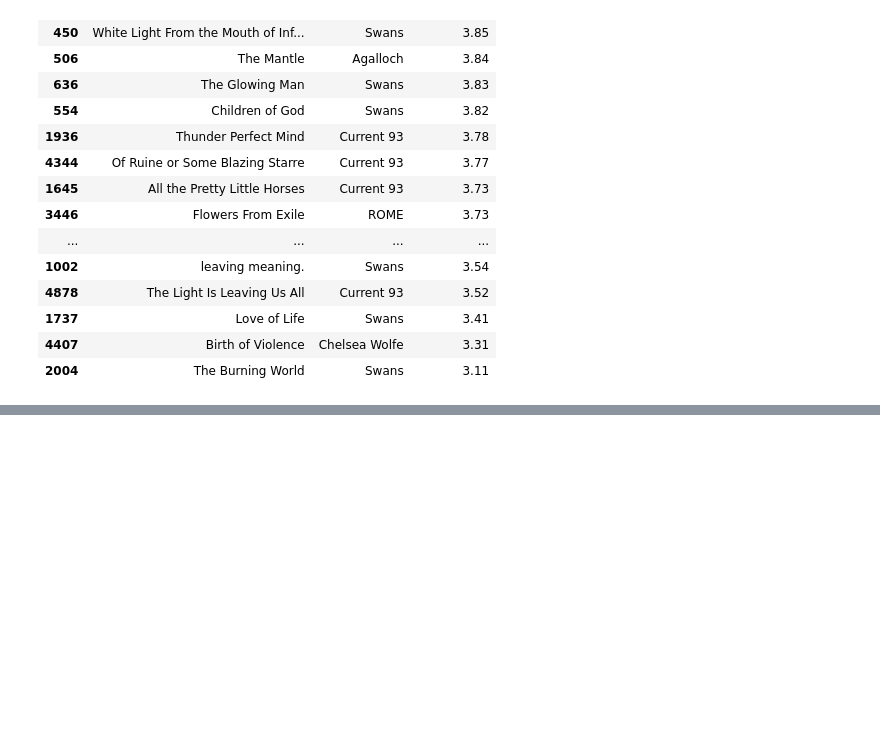
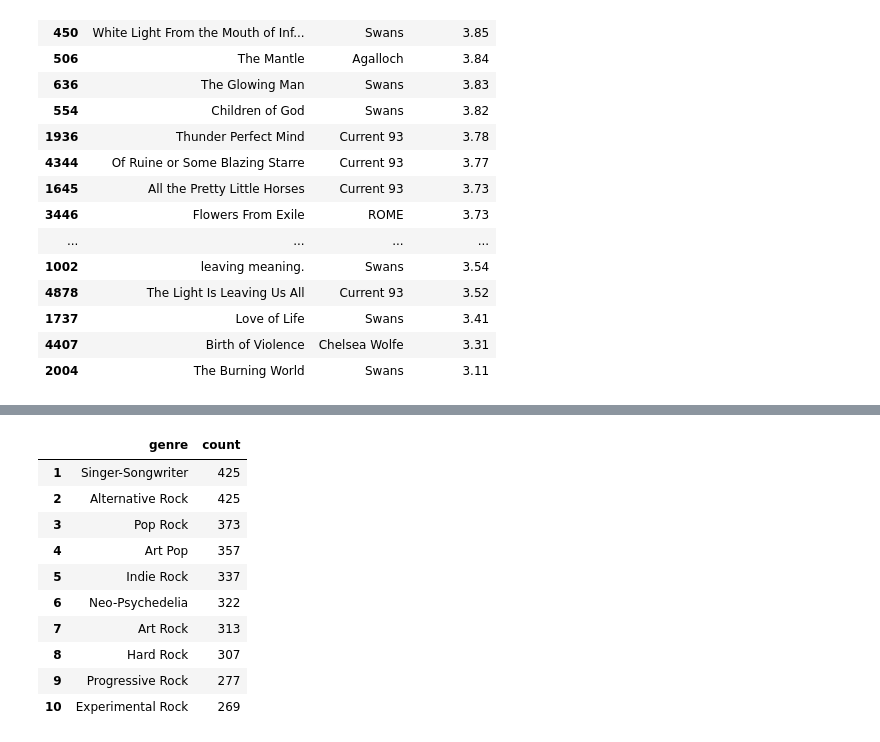
Before and after one commit to panierka/RymTop5000Albums, a Jupyter notebook: eda.ipynb, the cells around one changed output, grey strips where cells are left out. Saved outputs shown, nothing was run; the diff lists cells and outputs as text; code cells hidden in the pictures; blank space fills up the shorter version.

```diff
--- a/eda.ipynb
+++ b/eda.ipynb
@@ -224,0 +232,16 @@ df_g.loc[find_genre('Aggrotech')]
+# %%
+genres_pop_rank = genre_counts.sort_values('count', ascending=False).reset_index(drop=True)
+genres_pop_rank.index += 1
+genres_pop_rank.head(10)
+# %% [output]
+|  | genre | count |
+| 1 | Singer-Songwriter | 425 |
+| 2 | Alternative Rock | 425 |
+| 3 | Pop Rock | 373 |
+| 4 | Art Pop | 357 |
+| 5 | Indie Rock | 337 |
+| 6 | Neo-Psychedelia | 322 |
+| 7 | Art Rock | 313 |
+| 8 | Hard Rock | 307 |
+| 9 | Progressive Rock | 277 |
+| 10 | Experimental Rock | 269 |
```
Also changed, not shown: parts of 6 cells of this notebook.
